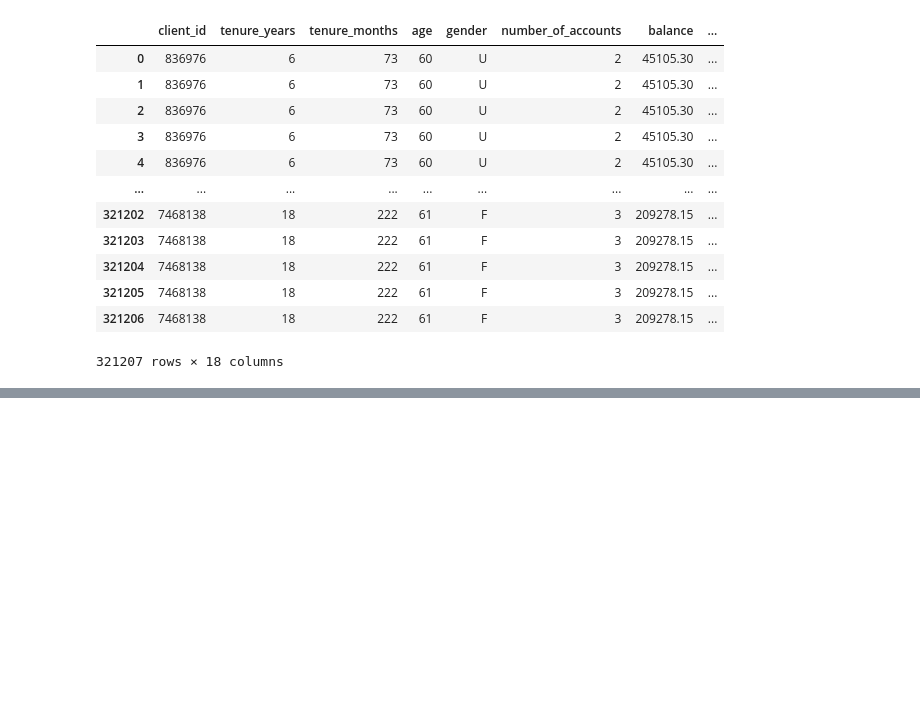
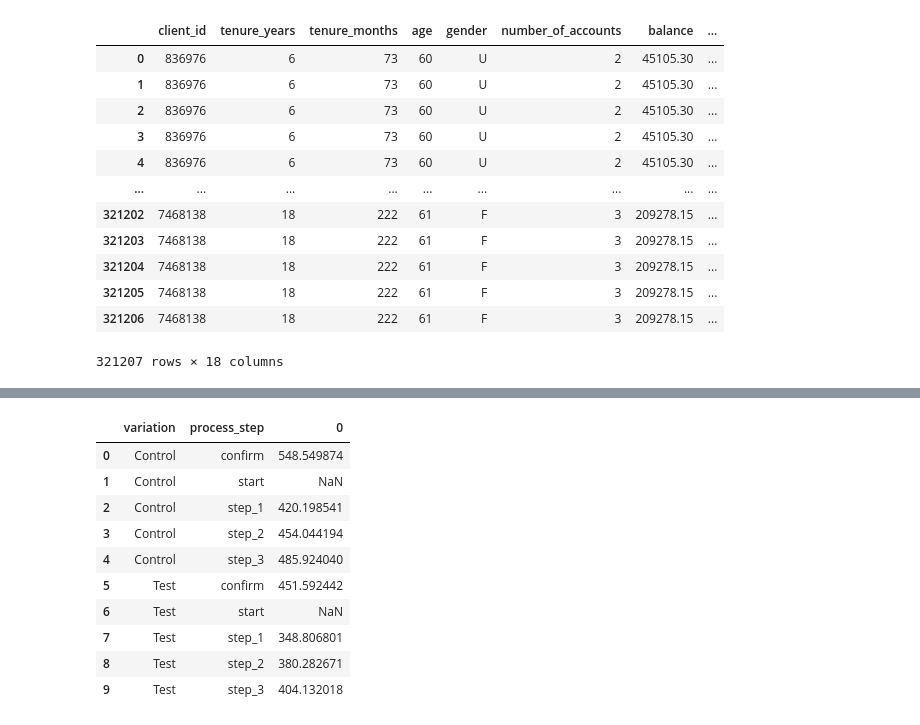
Before and after one commit to vijayendra-k/AB-Testing, a Jupyter notebook: AB-Testing.ipynb, the cells around one changed output, grey strips where cells are left out. Saved outputs shown, nothing was run; the diff lists cells and outputs as text; code cells hidden in the pictures; blank space fills up the shorter version.

Commit message:
adding time based calc

```diff
--- a/AB-Testing.ipynb
+++ b/AB-Testing.ipynb
@@ -835,0 +836,21 @@ variationprocessgrouped
+# %%
+vartime=dfclean.groupby(by=['variation','process_step'])['date_time'].apply(lambda x: (x.max()-x.min()).total_seconds())
+# %%
+uniqueusers=dfclean[dfclean['process_step']!='start'].groupby(by=['variation','process_step'])['client_id'].nunique()
+# %%
+avgtimeperuser=vartime/uniqueusers
+# %%
+avgtimeperuser=avgtimeperuser.reset_index()
+avgtimeperuser
+# %% [output]
+|  | variation | process_step | 0 |
+| 0 | Control | confirm | 548.549874 |
+| 1 | Control | start | NaN |
+| 2 | Control | step_1 | 420.198541 |
+| 3 | Control | step_2 | 454.044194 |
+| 4 | Control | step_3 | 485.924040 |
+| 5 | Test | confirm | 451.592442 |
+| 6 | Test | start | NaN |
+| 7 | Test | step_1 | 348.806801 |
+| 8 | Test | step_2 | 380.282671 |
+| 9 | Test | step_3 | 404.132018 |
```
Also changed, not shown: parts of 26 cells of this notebook.
